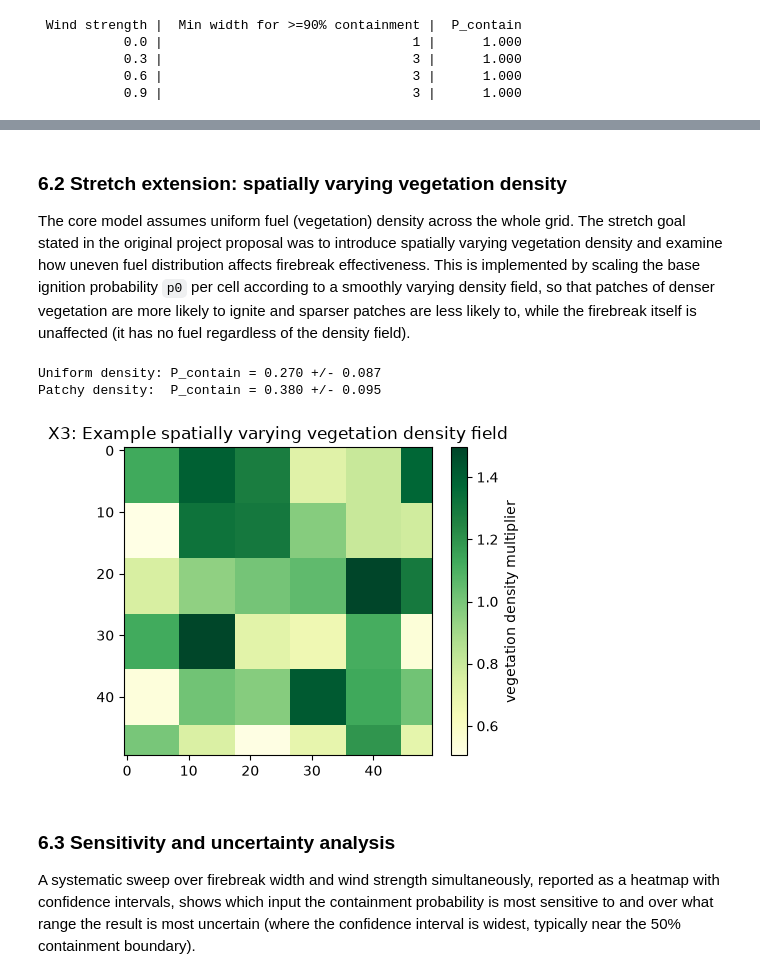
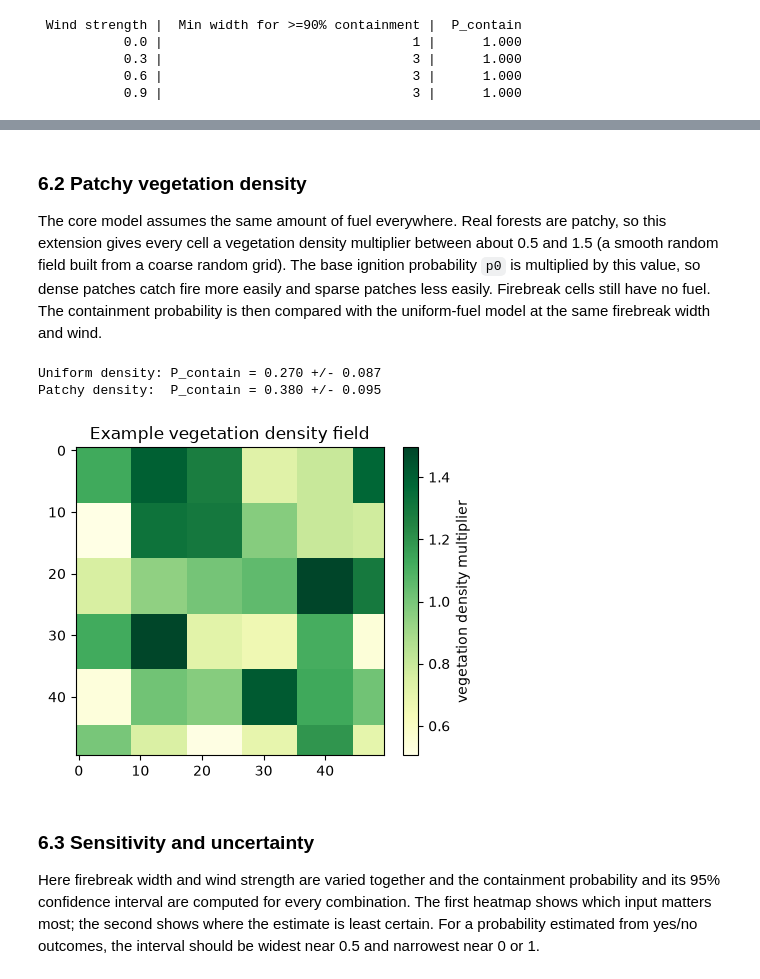
Before and after one commit to ManithMss/wildfire-firebreak-simulator, a Jupyter notebook: notebook/wildfire-firebreak-simulator.ipynb, the cells around one changed output, grey strips where cells are left out. Drawn from its saved outputs; the diff is of its cells as text; code cells hidden in the pictures.

```diff
--- a/notebook/wildfire-firebreak-simulator.ipynb
+++ b/notebook/wildfire-firebreak-simulator.ipynb
@@ -464,9 +469,9 @@ PASS: error scaling is consistent with 1/sqrt(N)
 # %% [markdown]
-### 6.2 Stretch extension: spatially varying vegetation density
+### 6.2 Patchy vegetation density
 
-The core model assumes uniform fuel (vegetation) density across the whole grid. The stretch goal stated in the original project proposal was to introduce spatially varying vegetation density and examine how uneven fuel distribution affects firebreak effectiveness. This is implemented by scaling the base ignition probability `p0` per cell according to a smoothly varying density field, so that patches of denser vegetation are more likely to ignite and sparser patches are less likely to, while the firebreak itself is unaffected (it has no fuel regardless of the density field).
+The core model assumes the same amount of fuel everywhere. Real forests are patchy, so this extension gives every cell a vegetation density multiplier between about 0.5 and 1.5 (a smooth random field built from a coarse random grid). The base ignition probability `p0` is multiplied by this value, so dense patches catch fire more easily and sparse patches less easily. Firebreak cells still have no fuel. The containment probability is then compared with the uniform-fuel model at the same firebreak width and wind.
 # %%
-# X3: Stretch extension - spatially varying vegetation density
+# Patchy vegetation density
 def make_density_field(L, rng, low=0.5, high=1.5, patchiness=6):
     """Smoothly varying density multiplier field, values roughly in [low, high],
     built by upsampling a coarse random grid (a simple patchy-fuel approximation)."""
@@ -514,42 +519,42 @@ def run_with_density(L, firebreak_width, wind_strength, wind_dir, density_seed,
     density = make_density_field(L, np.random.default_rng(density_seed))
     grid = make_grid(L, firebreak_width)
     grid = ignite_left_edge(grid, rng)
     centre = L // 2; half = firebreak_width // 2
     protected_start_col = max(0, centre - half) + max(firebreak_width, 1)
     crossed = False
     for t in range(max_steps):
         grid = step_with_density(grid, rng, p0, wind_strength, wind_dir, p_ember, max_jump, density)
         if np.any(grid[:, protected_start_col:] == BURNING) or np.any(grid[:, protected_start_col:] == BURNED):
             crossed = True; break
         if not np.any(grid == BURNING):
             break
     return not crossed, density
 
 # Compare containment probability with uniform vs patchy vegetation density, same firebreak/wind
-N_X3 = 100
+N_DENSITY = 100
 uniform_outcomes = [run_simulation(L=50, firebreak_width=1, wind_strength=0.5, wind_dir="East",
-                                    p0=0.25, p_ember=0.05, seed=s)["contained"] for s in range(N_X3)]
+                                    p0=0.25, p_ember=0.05, seed=s)["contained"] for s in range(N_DENSITY)]
 patchy_outcomes = [run_with_density(L=50, firebreak_width=1, wind_strength=0.5, wind_dir="East",
-                                     density_seed=s, seed=s)[0] for s in range(N_X3)]
+                                     density_seed=s, seed=s)[0] for s in range(N_DENSITY)]
 
-p_uniform = np.mean(uniform_outcomes); se_uniform = np.sqrt(p_uniform*(1-p_uniform)/N_X3)
-p_patchy = np.mean(patchy_outcomes); se_patchy = np.sqrt(p_patchy*(1-p_patchy)/N_X3)
+p_uniform = np.mean(uniform_outcomes); se_uniform = np.sqrt(p_uniform*(1-p_uniform)/N_DENSITY)
+p_patchy = np.mean(patchy_outcomes); se_patchy = np.sqrt(p_patchy*(1-p_patchy)/N_DENSITY)
 print(f"Uniform density: P_contain = {p_uniform:.3f} +/- {1.96*se_uniform:.3f}")
 print(f"Patchy density:  P_contain = {p_patchy:.3f} +/- {1.96*se_patchy:.3f}")
 
 _, example_density = run_with_density(L=50, firebreak_width=1, wind_strength=0.5, wind_dir="East",
                                        density_seed=7, seed=7)
 plt.figure(figsize=(5,4))
 plt.imshow(example_density, cmap="YlGn")
 plt.colorbar(label="vegetation density multiplier")
-plt.title("X3: Example spatially varying vegetation density field")
+plt.title("Example vegetation density field")
 plt.show()
 # %% [output]
 Uniform density: P_contain = 0.270 +/- 0.087
 Patchy density:  P_contain = 0.380 +/- 0.095
-[figure, old version]
+[figure, new version]
 # %% [markdown]
-### 6.3 Sensitivity and uncertainty analysis
+### 6.3 Sensitivity and uncertainty
 
-A systematic sweep over firebreak width and wind strength simultaneously, reported as a heatmap with confidence intervals, shows which input the containment probability is most sensitive to and over what range the result is most uncertain (where the confidence interval is widest, typically near the 50% containment boundary).
+Here firebreak width and wind strength are varied together and the containment probability and its 95% confidence interval are computed for every combination. The first heatmap shows which input matters most; the second shows where the estimate is least certain. For a probability estimated from yes/no outcomes, the interval should be widest near 0.5 and narrowest near 0 or 1.
 # %%
```
Also changed, not shown: parts of 11 cells of this notebook, 8 other files.
